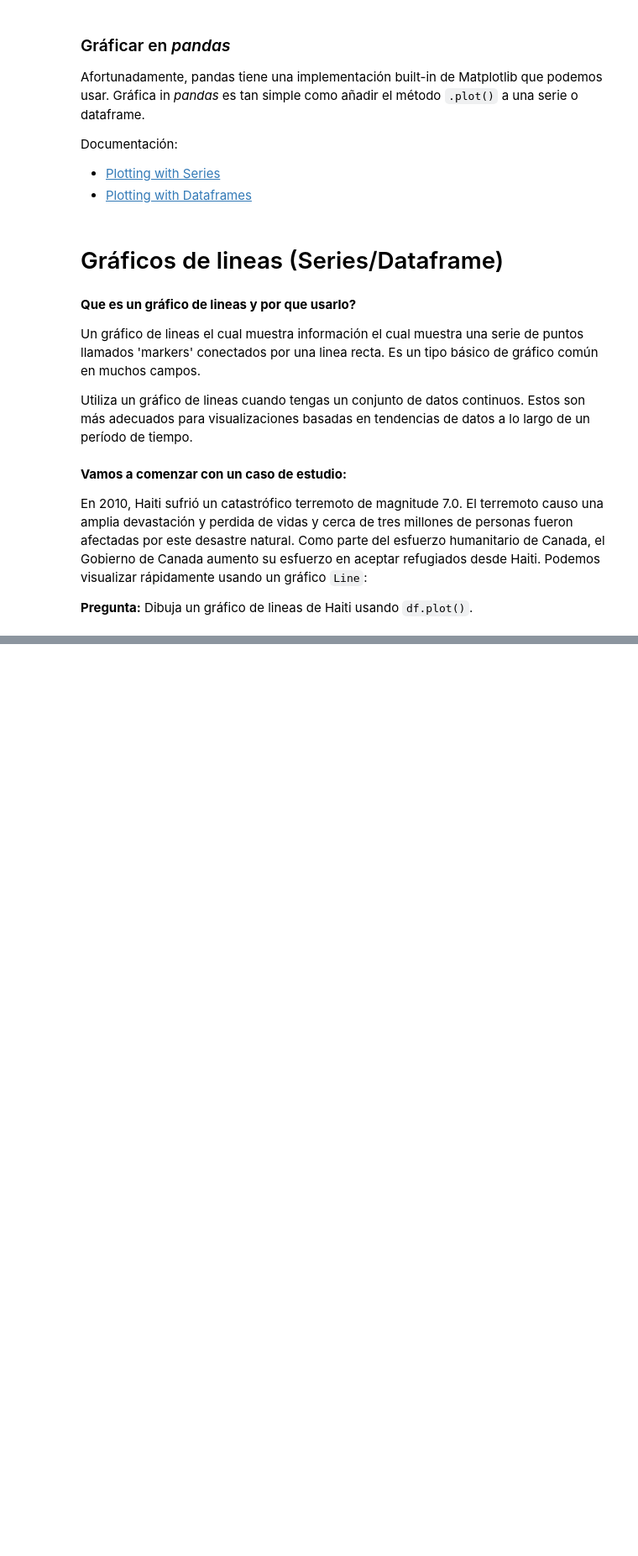
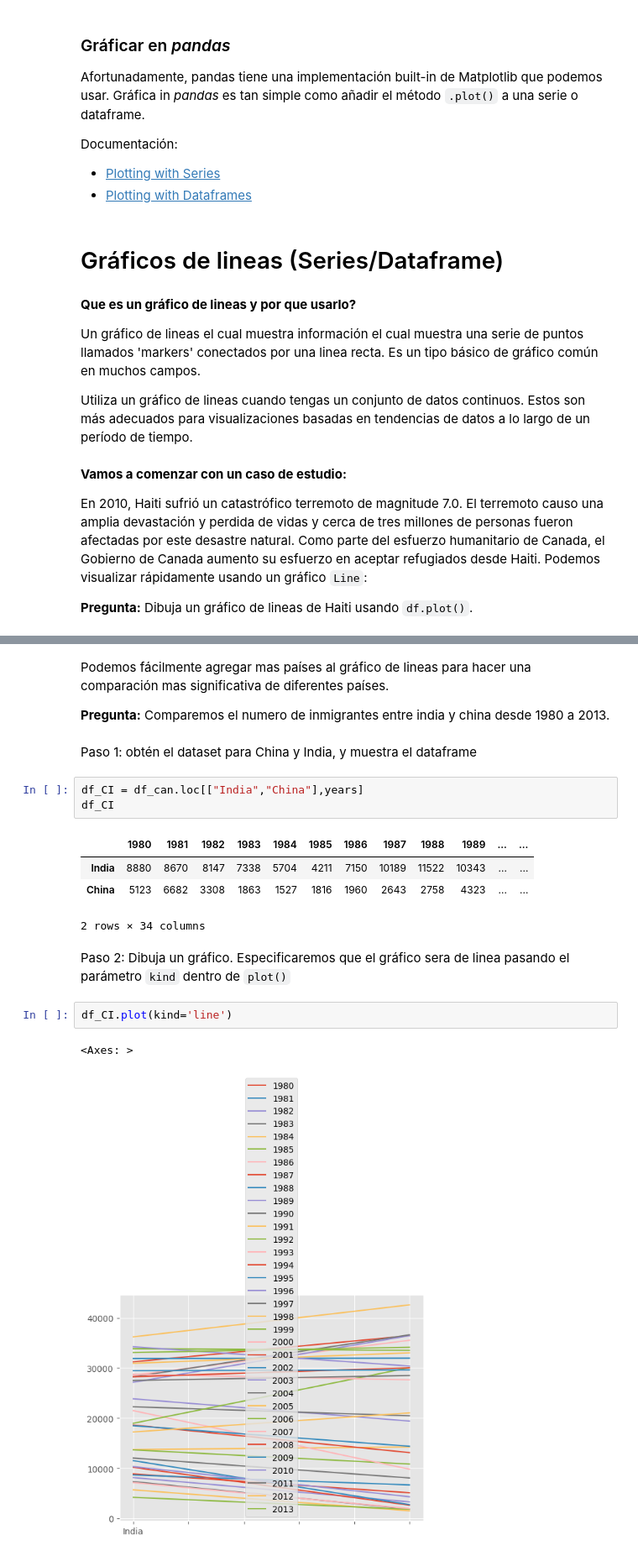
Before and after one commit to reivincitot/Curso-ibm, a Jupyter notebook: Data visualization with python/data_visualization_lab1.ipynb, the cells around one changed output, grey strips where cells are left out. Shown at 84% size. Cells and saved outputs as stored; diff of their text form; blank space fills up the shorter version.

```diff
--- a/Data visualization with python/data_visualization_lab1.ipynb
+++ b/Data visualization with python/data_visualization_lab1.ipynb
@@ -644,0 +718,21 @@ En 2010, Haiti sufrió un catastrófico terremoto de magnitude 7.0. El terremoto
+# %% [markdown]
+Podemos fácilmente agregar mas países al gráfico de lineas para hacer una comparación mas significativa de diferentes países.
+
+**Pregunta:** Comparemos el numero de inmigrantes entre india y china desde 1980 a 2013.
+# %% [markdown]
+Paso 1: obtén el dataset para China y India, y muestra el dataframe
+# %%
+df_CI = df_can.loc[["India","China"],years]
+df_CI
+# %% [output]
+|  | 1980 | 1981 | 1982 | 1983 | 1984 | 1985 | 1986 | 1987 | 1988 | 1989 | ... | ... |
+| India | 8880 | 8670 | 8147 | 7338 | 5704 | 4211 | 7150 | 10189 | 11522 | 10343 | ... | ... |
+| China | 5123 | 6682 | 3308 | 1863 | 1527 | 1816 | 1960 | 2643 | 2758 | 4323 | ... | ... |
+2 rows × 34 columns
+# %% [markdown]
+Paso 2: Dibuja un gráfico. Especificaremos que el gráfico sera de linea pasando el parámetro `kind` dentro de `plot()`
+# %%
+df_CI.plot(kind='line')
+# %% [output]
+<Axes: >
+[figure, added]
```
Also changed, not shown: parts of 19 cells of this notebook.
